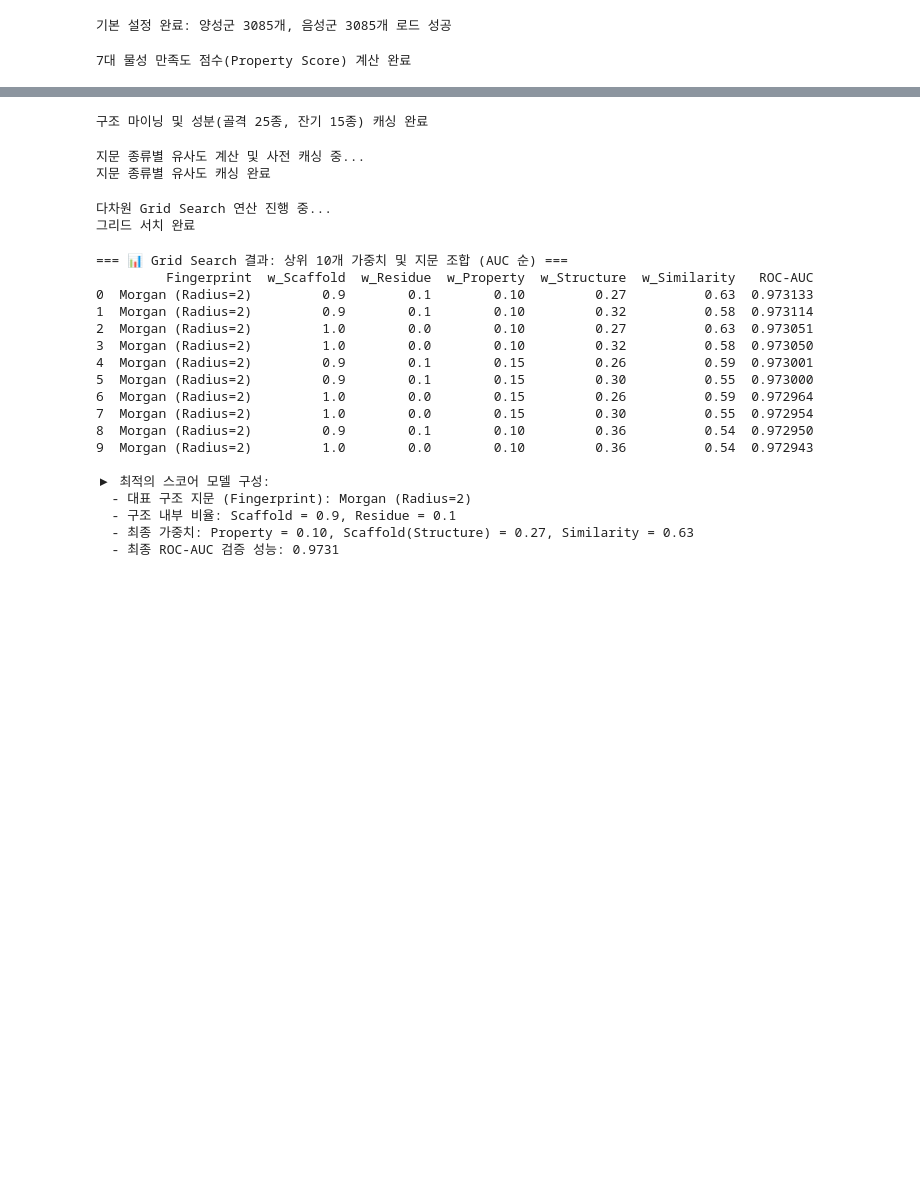
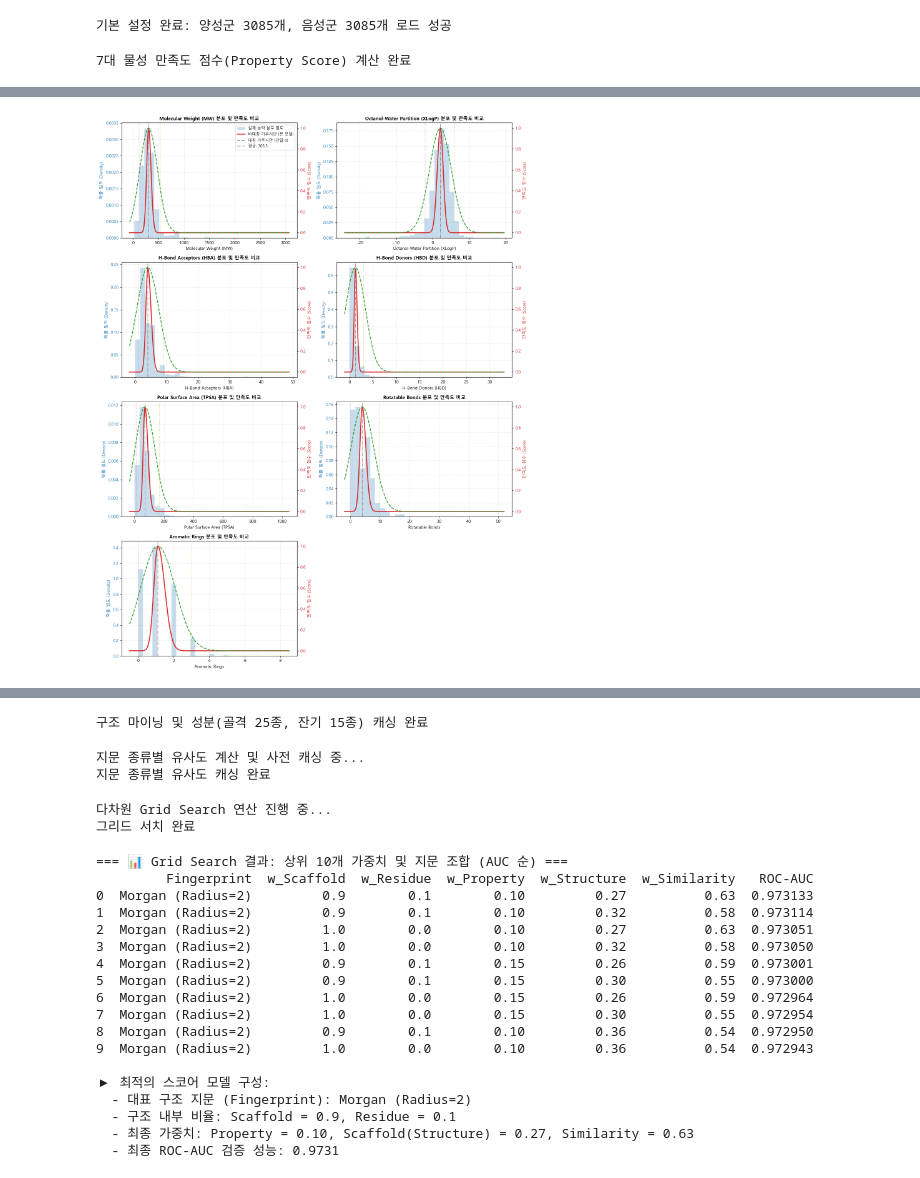
Before and after one commit to KNY1029/AL2026, a Jupyter notebook: finalV4.ipynb, the cells around one changed output, grey strips where cells are left out. Saved outputs shown, nothing was run; the diff lists cells and outputs as text; code cells hidden in the pictures; blank space fills up the shorter version.

```diff
--- a/finalV4.ipynb
+++ b/finalV4.ipynb
@@ -432,0 +502,81 @@ print("7대 물성 만족도 점수(Property Score) 계산 완료")
+# %%
+# 7대 핵심 속성에 대해 실제 분포와 비대칭 vs 대칭 가우시안 만족도 곡선 오버레이 (2x4 그리드)
+labels_dict = {
+    'mw': 'Molecular Weight (MW)',
+    'xlogp': 'Octanol-Water Partition (XLogP)',
+    'hbondacc': 'H-Bond Acceptors (HBA)',
+    'hbonddonor': 'H-Bond Donors (HBD)',
+    'polararea': 'Polar Surface Area (TPSA)',
+    'rotbonds': 'Rotatable Bonds',
+    'aromatic_rings': 'Aromatic Rings'
+}
+
+def desirability_sym(x, mu, sigma):
+    if sigma == 0: sigma = 1e-6
+    return math.exp(-0.5 * ((x - mu) / sigma) ** 2)
+
+fig, axes = plt.subplots(4, 2, figsize=(14, 18))
+axes = axes.flatten()
+plt.rcParams['font.family'] = 'Malgun Gothic'
+plt.rcParams['axes.unicode_minus'] = False
+
+factor = 2.0 * math.sqrt(-2.0 * math.log(0.05))
+
+for i, col in enumerate(PROPERTY_COLUMNS):
+    ax1 = axes[i]
+    vals = pos_df[col].to_numpy()
+    mean_val, sigma_up, sigma_down = stats_asym[col]
+    std_val = np.std(vals)  # 대칭 모델용 전체 표준편차
+
+    val_5 = np.percentile(vals, 5)
+    val_95 = np.percentile(vals, 95)
+
+    # 곡선 구간 설정
+    x_range = np.linspace(min(vals) - 0.5 * std_val, max(vals) + 0.5 * std_val, 300)
+    y_asym = [desirability_asym(x, mean_val, sigma_up, sigma_down) for x in x_range]
+    y_sym = [desirability_sym(x, mean_val, std_val) for x in x_range]
+
+    # 1. 실제 밀도 분포 그리기
+    ax1.hist(vals, bins=30, density=True, alpha=0.25, color='#1f77b4', edgecolor='white', linewidth=0.5, label='실제 농약 분포 밀도')
+    ax1.set_xlabel(labels_dict[col], fontsize=10)
+    ax1.set_ylabel('확률 밀도 (Density)', color='#1f77b4', fontsize=10)
+    ax1.tick_params(axis='y', labelcolor='#1f77b4')
+    ax1.grid(True, linestyle='--', alpha=0.3)
+
+    # 2. 만족도 곡선 오버레이 그리기
+    ax2 = ax1.twinx()
+    ax2.plot(x_range, y_asym, color='#d62728', linewidth=2.2, linestyle='-', label='비대칭 가우시안 (본 모델)')
+    ax2.plot(x_range, y_sym, color='#2ca02c', linewidth=1.8, linestyle='--', label='대칭 가우시안 (단일 σ)')
+    ax2.set_ylabel('만족도 점수 (Score)', color='#d62728', fontsize=10)
+    ax2.tick_params(axis='y', labelcolor='#d62728')
+    ax2.set_ylim(-0.05, 1.05)
+
+    # 기준선 (평균 및 5%/95% 분위수)
+    ax2.axvline(mean_val, color='#8c564b', linestyle='-.', lw=1.2, alpha=0.7, label=f'평균: {mean_val:.1f}')
+    ax2.axvline(val_5, color='#e377c2', linestyle=':', lw=1.2, alpha=0.7)
+    ax2.axvline(val_95, color='#bcbd22', linestyle=':', lw=1.2, alpha=0.7)
+
+    ax1.set_title(f"{labels_dict[col]} 분포 및 만족도 비교", fontsize=11, fontweight='bold')
+
+    # 첫 번째 subplot에만 통합 범례 표시
+    if i == 0:
+        lines1, labels1 = ax1.get_legend_handles_labels()
+        lines2, labels2 = ax2.get_legend_handles_labels()
+        ax1.legend(lines1 + lines2, labels1 + labels2, loc='upper right', frameon=True, fontsize=9)
+
+# 8번째 빈 서브플롯은 숨김 처리
+axes[-1].axis('off')
+
+plt.tight_layout()
+plt.show()
+
+# 특정 물성(MW)의 한계와 구체적 차이 설명 수치 출력
+mw_vals = pos_df['mw'].to_numpy()
+mw_mean, mw_std = np.mean(mw_vals), np.std(mw_vals)
+mw_v5, mw_v95 = np.percentile(mw_vals, 5), np.percentile(mw_vals, 95)
+print(f"[분자량(MW) 수치 정밀 대조]")
+print(f"- 평균(μ): {mw_mean:.2f}, 단일 표준편차(σ_sym): {mw_std:.2f}")
+print(f"- 5% 분위수 경계(MW={mw_v5:.1f})에서의 만족도: 비대칭 모델 = {desirability_asym(mw_v5, mw_mean, stats_asym['mw'][1], stats_asym['mw'][2]):.2f} vs 대칭 모델 = {desirability_sym(mw_v5, mw_mean, mw_std):.2f}")
+print(f"- 물리적 하한선(MW=0)에서의 만족도: 비대칭 모델 = {desirability_asym(0, mw_mean, stats_asym['mw'][1], stats_asym['mw'][2]):.4f} vs 대칭 모델 = {desirability_sym(0, mw_mean, mw_std):.4f}")
+# %% [output]
+[figure, added]
```
Also changed, not shown: parts of 14 cells of this notebook.
